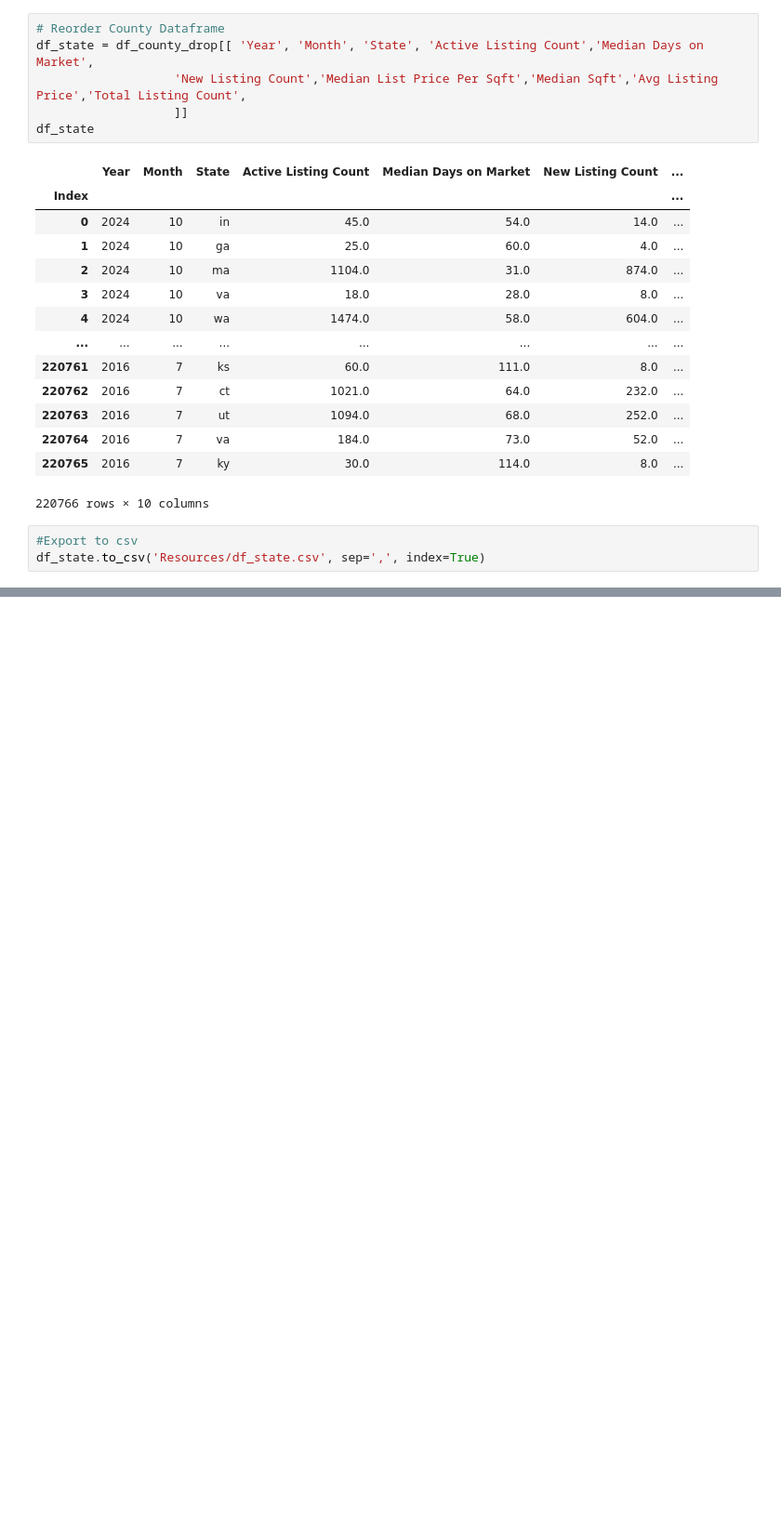
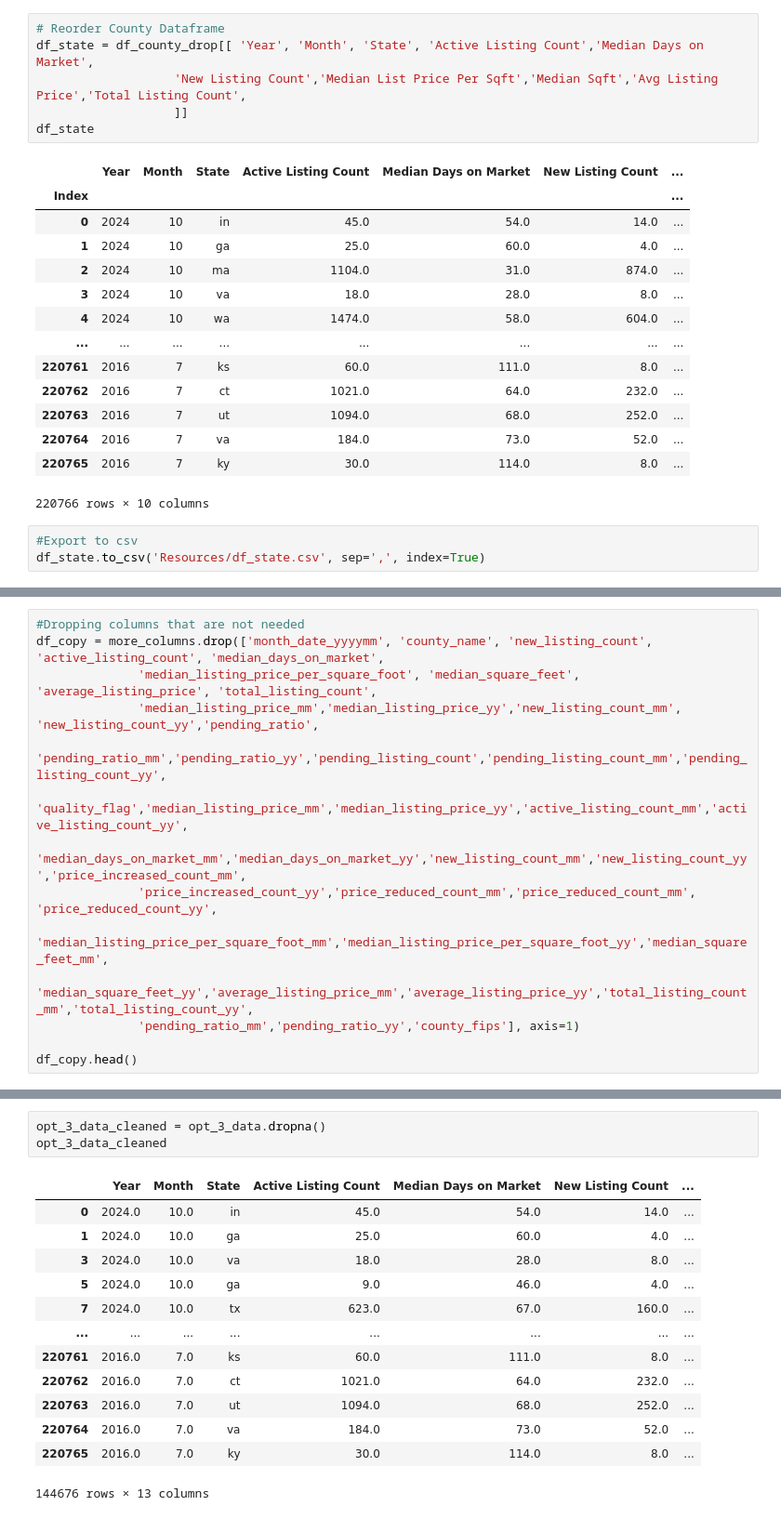
Before and after one commit to Savanna0/Project_4, a Jupyter notebook: Housing_Market_ETL.ipynb, the cells around one changed output, grey strips where cells are left out. Shown at 93% size. Saved outputs shown, nothing was run; the diff lists cells and outputs as text; blank space fills up the shorter version.

```diff
--- a/Housing_Market_ETL.ipynb
+++ b/Housing_Market_ETL.ipynb
@@ -325,0 +349,14 @@ df_state.to_csv('Resources/df_state.csv', sep=',', index=True)
+# %%
+#Dropping columns that are not needed
+df_copy = more_columns.drop(['month_date_yyyymm', 'county_name', 'new_listing_count', 'active_listing_count', 'median_days_on_market',
+              'median_listing_price_per_square_foot', 'median_square_feet', 'average_listing_price', 'total_listing_count',
+              'median_listing_price_mm','median_listing_price_yy','new_listing_count_mm', 'new_listing_count_yy','pending_ratio',
+              'pending_ratio_mm','pending_ratio_yy','pending_listing_count','pending_listing_count_mm','pending_listing_count_yy',
+              'quality_flag','median_listing_price_mm','median_listing_price_yy','active_listing_count_mm','active_listing_count_yy',
+              'median_days_on_market_mm','median_days_on_market_yy','new_listing_count_mm','new_listing_count_yy','price_increased_count_mm',
+              'price_increased_count_yy','price_reduced_count_mm','price_reduced_count_mm', 'price_reduced_count_yy',
+              'median_listing_price_per_square_foot_mm','median_listing_price_per_square_foot_yy','median_square_feet_mm',
+              'median_square_feet_yy','average_listing_price_mm','average_listing_price_yy','total_listing_count_mm','total_listing_count_yy',
+              'pending_ratio_mm','pending_ratio_yy','county_fips'], axis=1)
+
+df_copy.head()
@@ -325,0 +411,17 @@ df_state.to_csv('Resources/df_state.csv', sep=',', index=True)
+# %%
+opt_3_data_cleaned = opt_3_data.dropna()
+opt_3_data_cleaned
+# %% [output]
+|  | Year | Month | State | Active Listing Count | Median Days on Market | New Listing Count | ... |
+| 0 | 2024.0 | 10.0 | in | 45.0 | 54.0 | 14.0 | ... |
+| 1 | 2024.0 | 10.0 | ga | 25.0 | 60.0 | 4.0 | ... |
+| 3 | 2024.0 | 10.0 | va | 18.0 | 28.0 | 8.0 | ... |
+| 5 | 2024.0 | 10.0 | ga | 9.0 | 46.0 | 4.0 | ... |
+| 7 | 2024.0 | 10.0 | tx | 623.0 | 67.0 | 160.0 | ... |
+| ... | ... | ... | ... | ... | ... | ... | ... |
+| 220761 | 2016.0 | 7.0 | ks | 60.0 | 111.0 | 8.0 | ... |
+| 220762 | 2016.0 | 7.0 | ct | 1021.0 | 64.0 | 232.0 | ... |
+| 220763 | 2016.0 | 7.0 | ut | 1094.0 | 68.0 | 252.0 | ... |
+| 220764 | 2016.0 | 7.0 | va | 184.0 | 73.0 | 52.0 | ... |
+| 220765 | 2016.0 | 7.0 | ky | 30.0 | 114.0 | 8.0 | ... |
+144676 rows × 13 columns
```
Also changed, not shown: parts of 8 cells of this notebook, 3 other files.
